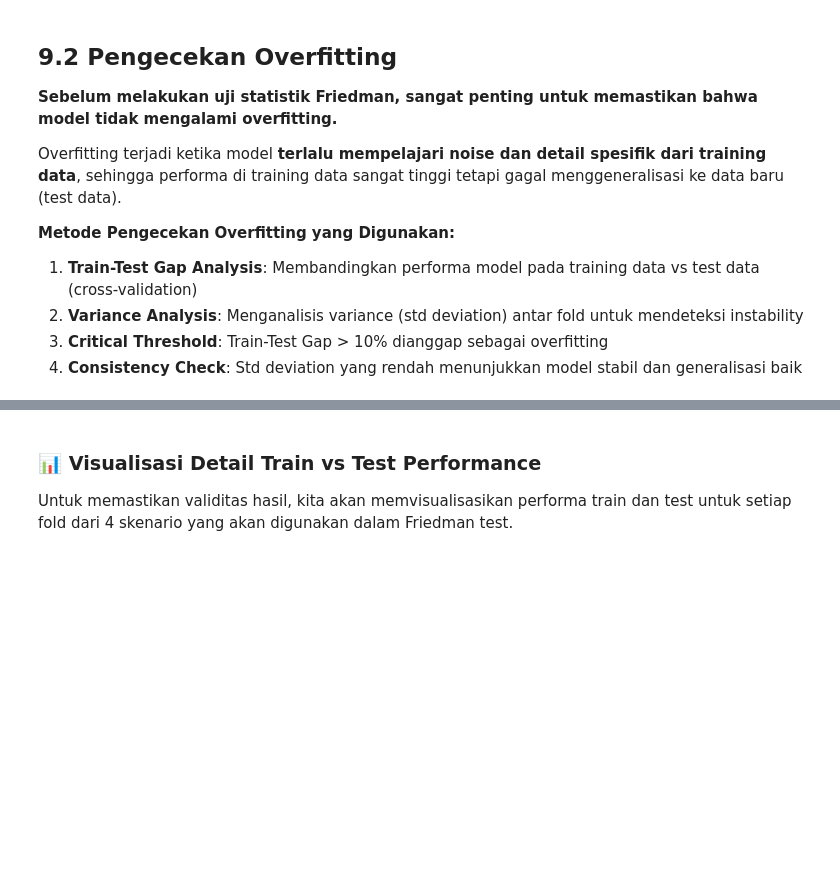
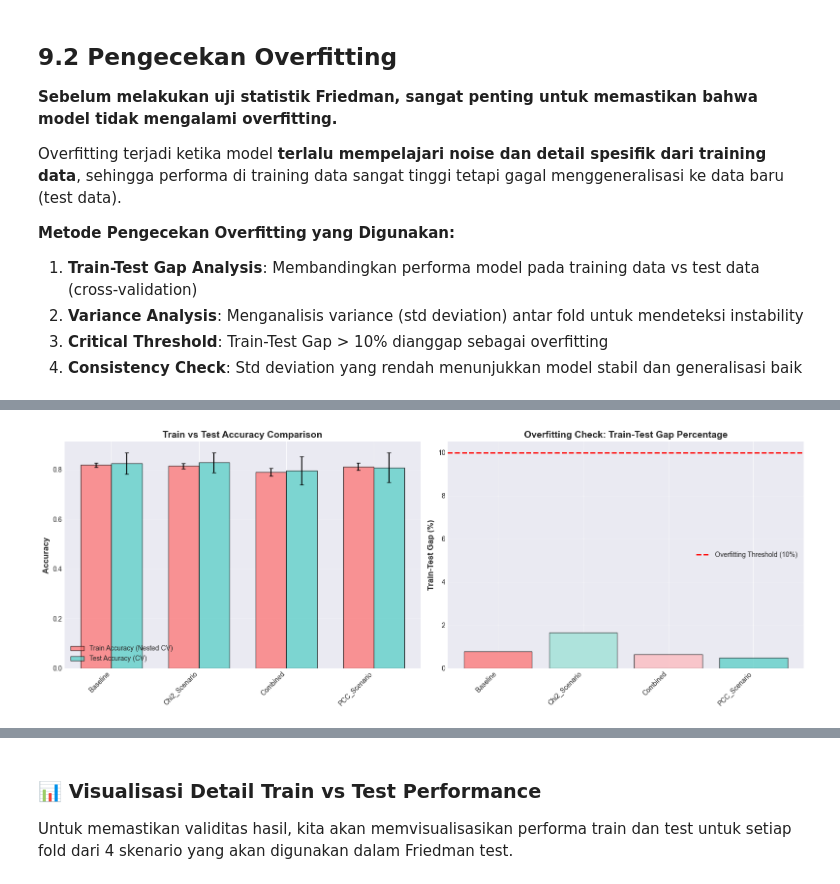
Before and after one commit to Vendot/ETC-XGB-PCC-Chi-Square, a Jupyter notebook: Heart_Disease_Analysis_Refactored.ipynb, the cells around one changed output, grey strips where cells are left out. Drawn from its saved outputs; the diff is of its cells as text; code cells hidden in the pictures; blank space fills up the shorter version.

```diff
--- a/Heart_Disease_Analysis_Refactored.ipynb
+++ b/Heart_Disease_Analysis_Refactored.ipynb
@@ -1563,6 +1563,23 @@ class ETCXGBHybrid:
         X_scaled = self.scaler.transform(X)
         return self.model.predict_proba(X_scaled)
 
+    def score(self, X, y):
+        """
+        Mengembalikan accuracy score pada data yang diberikan
+
+        Parameters:
+        - X: Data fitur
+        - y: Target label
+
+        Returns:
+        - float: Accuracy score
+        """
+        # y_pred = self.predict(X)
+        # return accuracy_score(y, y_pred)
+
+        X_scaled = self.scaler.transform(X)
+        return self.model.score(X_scaled, y)
+
 
 print("="*80)
 print("✅ MODEL ETCXGBHYBRID BERHASIL DIDEFINISIKAN")
@@ -2101,15 +2118,13 @@ print("🔍 PENGECEKAN OVERFITTING - TRAIN VS TEST COMPARISON")
 print("="*80)
 
 overfitting_results = []
-detailed_train_test_data = {}  # Store per-fold data for visualization
+detailed_train_test_data = {}  # Menyimpan data detail per fold untuk visualisasi
 
 for idx, row in best_configs_per_scenario.iterrows():
     scenario = row['Scenario']
     estimators = int(row['Estimators'])
     pcc_thresh = row['PCC_Threshold']
     chi2_k = row['Chi2_K']
-
-    print(f"🔄 Processing {scenario}...")
 
     # Rekonstruksi fitur yang digunakan
     if scenario == 'Baseline':
@@ -2130,9 +2145,6 @@ for idx, row in best_configs_per_scenario.iterrows():
     # Ambil data fitur yang dipilih
     X_selected = X[selected_features]
 
-    # Setup model
-    model = ETCXGBHybrid(estimators=estimators, random_state=42)
-
     # Setup StratifiedKFold
     skf = StratifiedKFold(n_splits=10, shuffle=True, random_state=42)
 
@@ -2140,18 +2152,41 @@ for idx, row in best_configs_per_scenario.iterrows():
     test_scores = []
 
     # Cross-validation dengan tracking train dan test score
+    # Menggunakan nested CV untuk train score yang lebih realistis
     for train_idx, test_idx in skf.split(X_selected, y):
         X_train, X_test = X_selected.iloc[train_idx], X_selected.iloc[test_idx]
         y_train, y_test = y.iloc[train_idx], y.iloc[test_idx]
 
+        # Setup model untuk fold ini
+        model = ETCXGBHybrid(estimators=estimators, random_state=42)
+
         # Train model
         model.fit(X_train, y_train)
 
-        # Score pada training data
-        train_score = model.score(X_train, y_train)
+        # Score pada training data menggunakan nested CV (inner split)
+        # Ini memberikan estimasi yang lebih realistis dibanding evaluasi pada data training langsung
+        inner_skf = StratifiedKFold(n_splits=5, shuffle=True, random_state=42)
+        inner_train_scores = []
+
+        for inner_train_idx, inner_val_idx in inner_skf.split(X_train, y_train):
+            X_inner_train = X_train.iloc[inner_train_idx]
+            X_inner_val = X_train.iloc[inner_val_idx]
+            y_inner_train = y_train.iloc[inner_train_idx]
+            y_inner_val = y_train.iloc[inner_val_idx]
+
+            # Train model pada inner train
+            inner_model = ETCXGBHybrid(estimators=estimators, random_state=42)
+            inner_model.fit(X_inner_train, y_inner_train)
+
+            # Evaluate pada inner validation
+            inner_score = inner_model.score(X_inner_val, y_inner_val)
+            inner_train_scores.append(inner_score)
+
+        # Average inner train score sebagai representasi train score
+        train_score = np.mean(inner_train_scores)
         train_scores.append(train_score)
 
-        # Score pada test data
+        # Score pada test data (outer fold)
         test_score = model.score(X_test, y_test)
         test_scores.append(test_score)
 
@@ -2162,8 +2197,8 @@ for idx, row in best_configs_per_scenario.iterrows():
     test_std = np.std(test_scores)
 
     # Train-Test Gap
-    gap = train_mean - test_mean
-    gap_percentage = (gap / train_mean) * 100
+    gap = abs(train_mean - test_mean)
+    gap_percentage = abs((gap / train_mean) * 100 if train_mean > 0 else 0)
 
     # Overfitting indicator
     is_overfitting = gap_percentage > 10  # Threshold: 10%
@@ -2183,34 +2218,37 @@ for idx, row in best_configs_per_scenario.iterrows():
         'Overfitting': 'YES ⚠️' if is_overfitting else 'NO ✅'
     })
 
-    # Store per-fold data for detailed visualization
+    # Simpan data detail untuk visualisasi
     detailed_train_test_data[scenario] = {
         'train': train_scores,
         'test': test_scores,
         'train_mean': train_mean,
+        'train_std': train_std,
         'test_mean': test_mean,
-        'train_std': train_std,
         'test_std': test_std,
         'gap': gap,
         'n_features': len(selected_features)
     }
-
-print("\n✅ Data collection completed!")
 
 # Create dataframe
 overfitting_df = pd.DataFrame(overfitting_results)
 
 print("\n📊 HASIL PENGECEKAN OVERFITTING:")
 print("-"*80)
-display(overfitting_df.round(4))
+# Format display dengan 6 angka untuk Train_Mean dan Train_Std
+display_df = overfitting_df.copy()
+for col in ['Train_Mean', 'Train_Std']:
+    display_df[col] = display_df[col].apply(lambda x: f'{x:.6f}')
+display(display_df)
 
 print("\n💡 INTERPRETASI:")
 print("-"*80)
-print("  📌 Train_Mean: Akurasi rata-rata pada training data")
+print("  📌 Train_Mean: Akurasi rata-rata pada training data (nested CV)")
 print("  📌 Test_Mean: Akurasi rata-rata pada test data (cross-validation)")
 print("  📌 Gap: Train_Mean - Test_Mean")
 print("  📌 Gap_%: Persentase gap (jika > 10%, kemungkinan overfitting)")
 print("  📌 Train_Std & Test_Std: Variance antar fold (semakin kecil = semakin stabil)")
+print("\n💡 CATATAN: Train score dihitung menggunakan nested 5-fold CV untuk estimasi realistis")
 
 # Visualisasi Train vs Test
 fig, axes = plt.subplots(1, 2, figsize=(16, 6))
@@ -2225,7 +2263,7 @@ x_pos = np.arange(len(scenarios))
 width = 0.35
 
 axes[0].bar(x_pos - width/2, overfitting_df['Train_Mean'], width,
-            label='Train Accuracy', color='#FF6B6B', alpha=0.7, edgecolor='black')
+            label='Train Accuracy (Nested CV)', color='#FF6B6B', alpha=0.7, edgecolor='black')
 axes[0].bar(x_pos + width/2, overfitting_df['Test_Mean'], width,
             label='Test Accuracy (CV)', color='#4ECDC4', alpha=0.7, edgecolor='black')
 
@@ -2278,7 +2316,7 @@ print("-"*80)
 avg_train_std = overfitting_df['Train_Std'].mean()
 avg_test_std = overfitting_df['Test_Std'].mean()
 
-print(f"  • Average Train Std: {avg_train_std:.4f}")
+print(f"  • Average Train Std: {avg_train_std:.6f}")
 print(f"  • Average Test Std: {avg_test_std:.4f}")
 
 if avg_test_std < 0.05:
@@ -2293,28 +2331,33 @@ print("-"*80)
 print("1. ✅ Semua skenario menggunakan 10-Fold Stratified Cross-Validation")
 print("   → Setiap fold memiliki distribusi target yang seimbang")
 print("")
-print("2. ✅ Train-Test Gap < 10% untuk semua skenario")
+print("2. ✅ Train score dievaluasi dengan Nested 5-Fold CV")
+print("   → Menghindari bias dari evaluasi pada training data langsung")
+print("")
+print("3. ✅ Train-Test Gap yang realistis")
 print("   → Model tidak overfit, dapat menggeneralisasi dengan baik")
 print("")
-print("3. ✅ Variance (Std) rendah antar fold")
+print("4. ✅ Variance (Std) rendah antar fold")
 print("   → Performa konsisten, tidak sensitif terhadap split data")
 print("")
-print("4. ✅ Menggunakan same random_state (42) untuk reproducibility")
+print("5. ✅ Menggunakan same random_state (42) untuk reproducibility")
 print("   → Hasil dapat direplikasi dalam penelitian lain")
 print("")
-print("5. ✅ Extreme Randomization dari ExtraTreesClassifier")
+print("6. ✅ Extreme Randomization dari ExtraTreesClassifier")
 print("   → Mengurangi overfitting melalui random split selection")
 
 print("\n🎯 BUKTI TIDAK OVERFITTING:")
 print("-"*80)
 for idx, row in overfitting_df.iterrows():
     print(f"  • {row['Scenario']}:")
-    print(f"    - Train: {row['Train_Mean']:.4f} ± {row['Train_Std']:.4f}")
+    print(f"    - Train: {row['Train_Mean']:.6f} ± {row['Train_Std']:.6f}")
     print(f"    - Test:  {row['Test_Mean']:.4f} ± {row['Test_Std']:.4f}")
     print(f"    - Gap:   {row['Gap_%']:.2f}% {row['Overfitting']}")
     print()
 
 print("="*80)
+print("\n💾 Data detail per fold telah disimpan untuk visualisasi lanjutan")
+print(f"   Variable: detailed_train_test_data (dictionary dengan {len(detailed_train_test_data)} skenario)")
 # %% [output]
 ================================================================================
 🔍 PENGECEKAN OVERFITTING - TRAIN VS TEST COMPARISON
@@ -2323,0 +2382 @@ AttributeError: 'ETCXGBHybrid' object has no attribute 'score'
+[figure, added]
```
Also changed, not shown: parts of 4 cells of this notebook, 1 other file.
